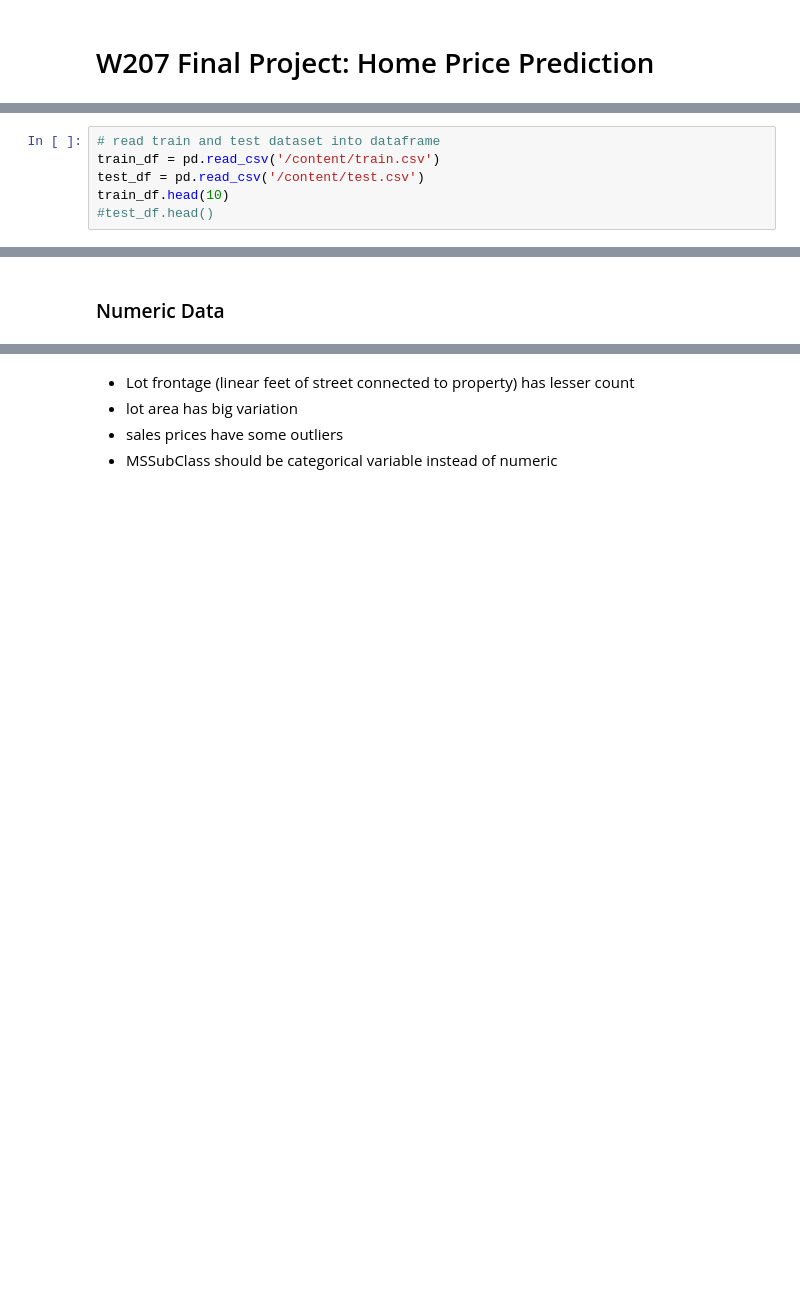
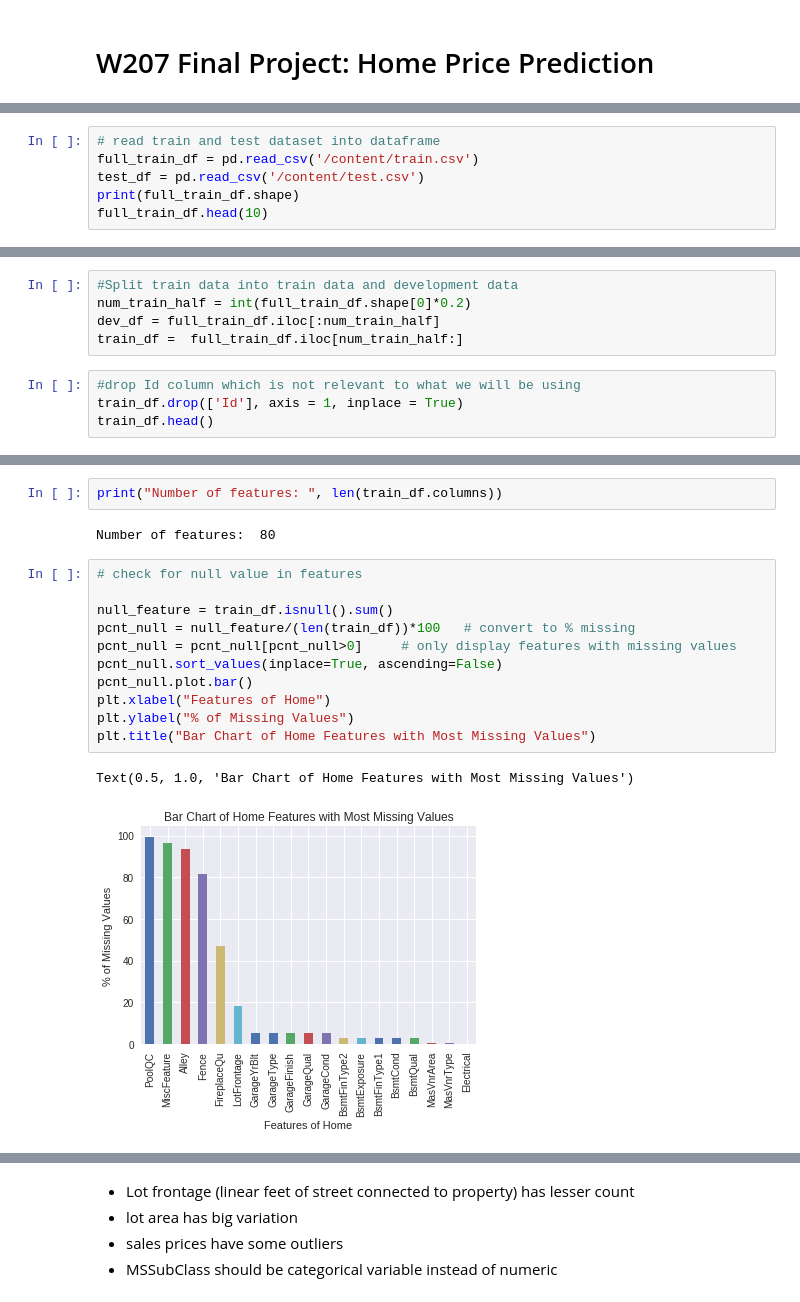
Before and after one commit to jjpeh/W207, a Jupyter notebook: W207_Home_Price_Prediction.ipynb, the cells around one changed output, grey strips where cells are left out. Saved outputs shown, nothing was run; the diff lists cells and outputs as text; blank space fills up the shorter version.

```diff
--- a/W207_Home_Price_Prediction.ipynb
+++ b/W207_Home_Price_Prediction.ipynb
@@ -39,8 +51,8 @@ Downloading data_description.txt to /content
 'kaggle (1).json'       kaggle.json        sample_submission.csv   train.csv
 # %%
 # read train and test dataset into dataframe
-train_df = pd.read_csv('/content/train.csv')
+full_train_df = pd.read_csv('/content/train.csv')
 test_df = pd.read_csv('/content/test.csv')
-train_df.head(10)
-#test_df.head()
+print(full_train_df.shape)
+full_train_df.head(10)
 # %% [output]
@@ -58,0 +72,9 @@ train_df.head(10)
+# %%
+#Split train data into train data and development data
+num_train_half = int(full_train_df.shape[0]*0.2)
+dev_df = full_train_df.iloc[:num_train_half]
+train_df =  full_train_df.iloc[num_train_half:]
+# %%
+#drop Id column which is not relevant to what we will be using
+train_df.drop(['Id'], axis = 1, inplace = True)
+train_df.head()
@@ -84,3 +117,19 @@ Index(['Id', 'MSSubClass', 'MSZoning', 'LotFrontage', 'LotArea', 'Street',
       dtype='object')
-# %% [markdown]
-### Numeric Data
+# %%
+print("Number of features: ", len(train_df.columns))
+# %% [output]
+Number of features:  80
+# %%
+# check for null value in features
+
+null_feature = train_df.isnull().sum()
+pcnt_null = null_feature/(len(train_df))*100   # convert to % missing
+pcnt_null = pcnt_null[pcnt_null>0]     # only display features with missing values
+pcnt_null.sort_values(inplace=True, ascending=False)
+pcnt_null.plot.bar()
+plt.xlabel("Features of Home")
+plt.ylabel("% of Missing Values")
+plt.title("Bar Chart of Home Features with Most Missing Values")
+# %% [output]
+Text(0.5, 1.0, 'Bar Chart of Home Features with Most Missing Values')
+[figure, added]
```
Also changed, not shown: parts of 90 cells of this notebook.
